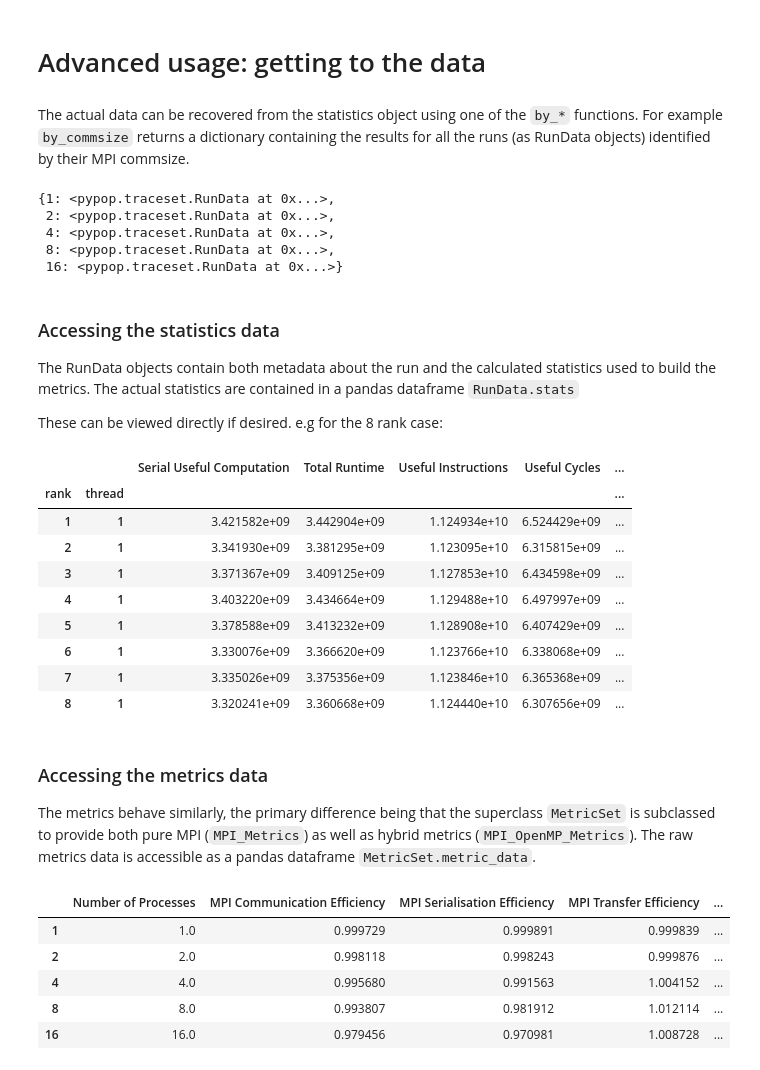
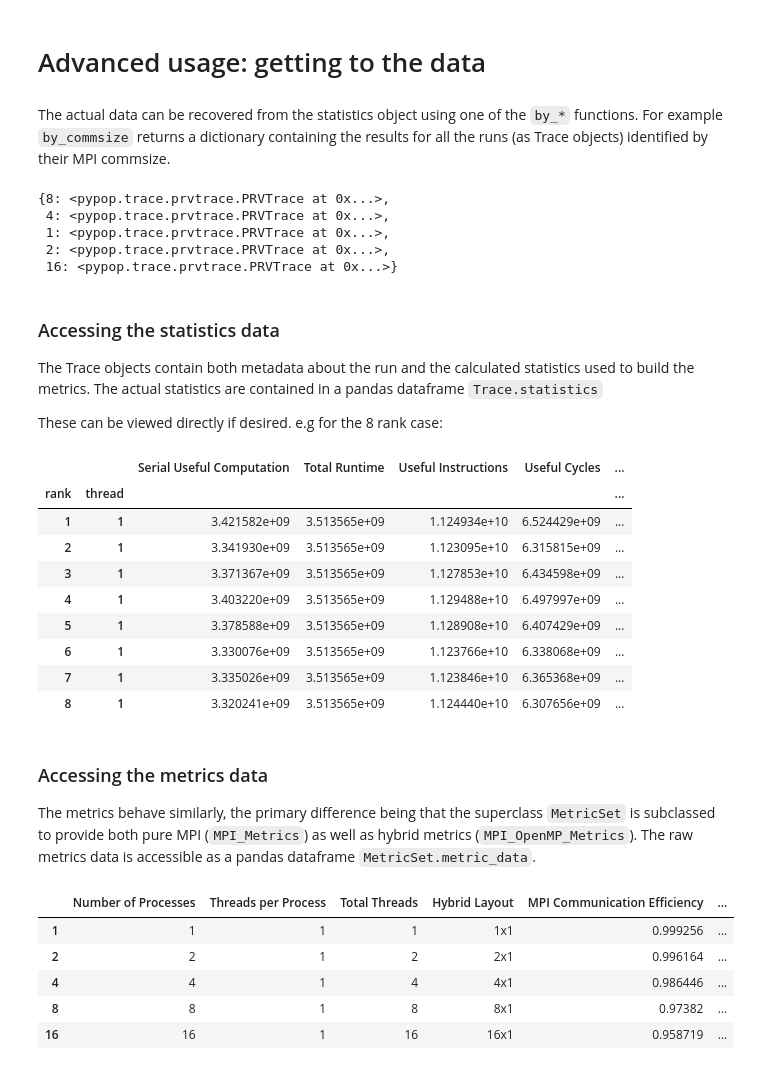
Before and after one commit to numericalalgorithmsgroup/pypop, a Jupyter notebook: pypop/examples/mpi/MPI Metrics Example.ipynb, the cells around one changed output. Drawn from its saved outputs; the diff is of its cells as text; code cells hidden in the pictures.

Commit message:
integrate new Trace classes with traceset.py

```diff
--- a/pypop/examples/mpi/MPI Metrics Example.ipynb
+++ b/pypop/examples/mpi/MPI Metrics Example.ipynb
@@ -40,5 +40,5 @@ Start by finding all the `*.prv` tracefiles in the analysis directory, and then
 trace_files = [os.path.join(trace_directory, f) for f in os.listdir(trace_directory) if f.endswith('.prv.gz')]
 
 # Use paramedir to calculate the statistics
-statistics = TraceSet(trace_files, ignore_cache=True)
+statistics = TraceSet(trace_files, force_recalculation=False)
 # %% [output]
@@ -95,36 +79,36 @@ metrics.plot_scaling(title="Strong Scaling Speedup for the EPOCH2D PIC Code")
 # %% [markdown]
 # Advanced usage: getting to the data
 # %% [markdown]
-The actual data can be recovered from the statistics object using one of the `by_*` functions. For example `by_commsize` returns a dictionary containing the results for all the runs (as RunData objects) identified by their MPI commsize.
+The actual data can be recovered from the statistics object using one of the `by_*` functions. For example `by_commsize` returns a dictionary containing the results for all the runs (as Trace objects) identified by their MPI commsize.
 # %%
 dict_by_commsize = statistics.by_commsize()
 
-display(dict_by_commsize)
+dict_by_commsize
 # %% [output]
-{1: <pypop.traceset.RunData at 0x...>,
- 2: <pypop.traceset.RunData at 0x...>,
- 4: <pypop.traceset.RunData at 0x...>,
- 8: <pypop.traceset.RunData at 0x...>,
- 16: <pypop.traceset.RunData at 0x...>}
+{8: <pypop.trace.prvtrace.PRVTrace at 0x...>,
+ 4: <pypop.trace.prvtrace.PRVTrace at 0x...>,
+ 1: <pypop.trace.prvtrace.PRVTrace at 0x...>,
+ 2: <pypop.trace.prvtrace.PRVTrace at 0x...>,
+ 16: <pypop.trace.prvtrace.PRVTrace at 0x...>}
 # %% [markdown]
 ### Accessing the statistics data
 
-The RunData objects contain both metadata about the run and the calculated statistics used to build the metrics.  The actual statistics are contained in a pandas dataframe `RunData.stats`
+The Trace objects contain both metadata about the run and the calculated statistics used to build the metrics.  The actual statistics are contained in a pandas dataframe `Trace.statistics`
 
 These can be viewed directly if desired. e.g for the 8 rank case:
 # %%
-display(dict_by_commsize[8].stats)
+display(dict_by_commsize[8].statistics)
 # %% [output]
 |  |  | Serial Useful Computation | Total Runtime | Useful Instructions | Useful Cycles | ... |
 | rank | thread |  |  |  |  | ... |
-| 1 | 1 | 3.421582e+09 | 3.442904e+09 | 1.124934e+10 | 6.524429e+09 | ... |
-| 2 | 1 | 3.341930e+09 | 3.381295e+09 | 1.123095e+10 | 6.315815e+09 | ... |
-| 3 | 1 | 3.371367e+09 | 3.409125e+09 | 1.127853e+10 | 6.434598e+09 | ... |
-| 4 | 1 | 3.403220e+09 | 3.434664e+09 | 1.129488e+10 | 6.497997e+09 | ... |
-| 5 | 1 | 3.378588e+09 | 3.413232e+09 | 1.128908e+10 | 6.407429e+09 | ... |
-| 6 | 1 | 3.330076e+09 | 3.366620e+09 | 1.123766e+10 | 6.338068e+09 | ... |
-| 7 | 1 | 3.335026e+09 | 3.375356e+09 | 1.123846e+10 | 6.365368e+09 | ... |
-| 8 | 1 | 3.320241e+09 | 3.360668e+09 | 1.124440e+10 | 6.307656e+09 | ... |
+| 1 | 1 | 3.421582e+09 | 3.513565e+09 | 1.124934e+10 | 6.524429e+09 | ... |
+| 2 | 1 | 3.341930e+09 | 3.513565e+09 | 1.123095e+10 | 6.315815e+09 | ... |
+| 3 | 1 | 3.371367e+09 | 3.513565e+09 | 1.127853e+10 | 6.434598e+09 | ... |
+| 4 | 1 | 3.403220e+09 | 3.513565e+09 | 1.129488e+10 | 6.497997e+09 | ... |
+| 5 | 1 | 3.378588e+09 | 3.513565e+09 | 1.128908e+10 | 6.407429e+09 | ... |
+| 6 | 1 | 3.330076e+09 | 3.513565e+09 | 1.123766e+10 | 6.338068e+09 | ... |
+| 7 | 1 | 3.335026e+09 | 3.513565e+09 | 1.123846e+10 | 6.365368e+09 | ... |
+| 8 | 1 | 3.320241e+09 | 3.513565e+09 | 1.124440e+10 | 6.307656e+09 | ... |
 # %% [markdown]
 ### Accessing the metrics data
 
@@ -132,9 +116,9 @@ The metrics behave similarly, the primary difference being that the superclass `
 # %%
 display(metrics.metric_data)
 # %% [output]
-|  | Number of Processes | MPI Communication Efficiency | MPI Serialisation Efficiency | MPI Transfer Efficiency | ... |
-| 1 | 1.0 | 0.999729 | 0.999891 | 0.999839 | ... |
-| 2 | 2.0 | 0.998118 | 0.998243 | 0.999876 | ... |
-| 4 | 4.0 | 0.995680 | 0.991563 | 1.004152 | ... |
-| 8 | 8.0 | 0.993807 | 0.981912 | 1.012114 | ... |
-| 16 | 16.0 | 0.979456 | 0.970981 | 1.008728 | ... |
+|  | Number of Processes | Threads per Process | Total Threads | Hybrid Layout | MPI Communication Efficiency | ... |
+| 1 | 1 | 1 | 1 | 1x1 | 0.999256 | ... |
+| 2 | 2 | 1 | 2 | 2x1 | 0.996164 | ... |
+| 4 | 4 | 1 | 4 | 4x1 | 0.986446 | ... |
+| 8 | 8 | 1 | 8 | 8x1 | 0.97382 | ... |
+| 16 | 16 | 1 | 16 | 16x1 | 0.958719 | ... |
```
Also changed, not shown: parts of 4 cells of this notebook, 13 other files.
